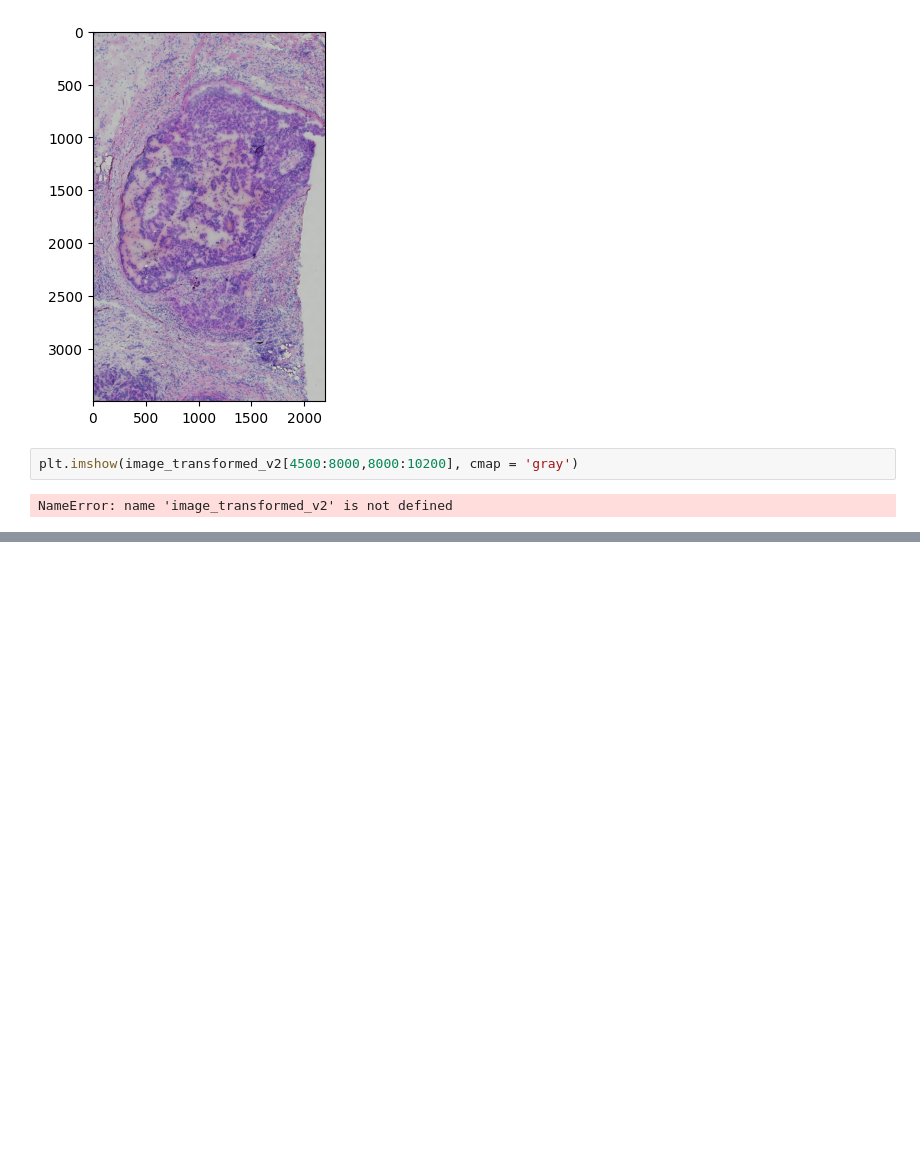
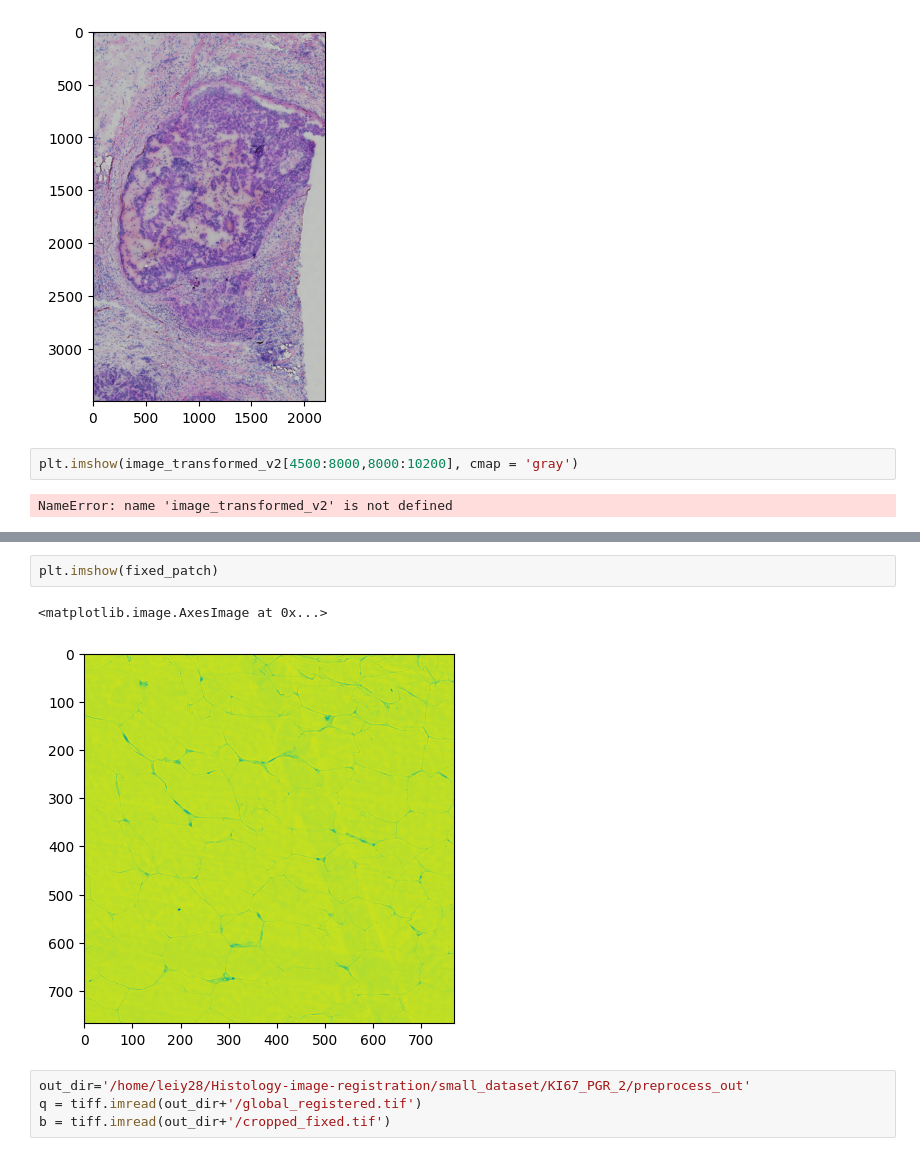
Before and after one commit to YutongLei2020/Histology-image-registration, a Jupyter notebook: view_output.ipynb, the cells around one changed output, grey strips where cells are left out. Drawn from its saved outputs; the diff is of its cells as text; blank space fills up the shorter version.

```diff
--- a/view_output.ipynb
+++ b/view_output.ipynb
@@ -147,0 +194,9 @@ NameError: name 'image_transformed_v2' is not defined
+# %%
+plt.imshow(fixed_patch)
+# %% [output]
+<matplotlib.image.AxesImage at 0x...>
+[figure, added]
+# %%
+out_dir='/home/leiy28/Histology-image-registration/small_dataset/KI67_PGR_2/preprocess_out'
+q = tiff.imread(out_dir+'/global_registered.tif')
+b = tiff.imread(out_dir+'/cropped_fixed.tif')
```
Also changed, not shown: parts of 12 cells of this notebook, 13 other files.
